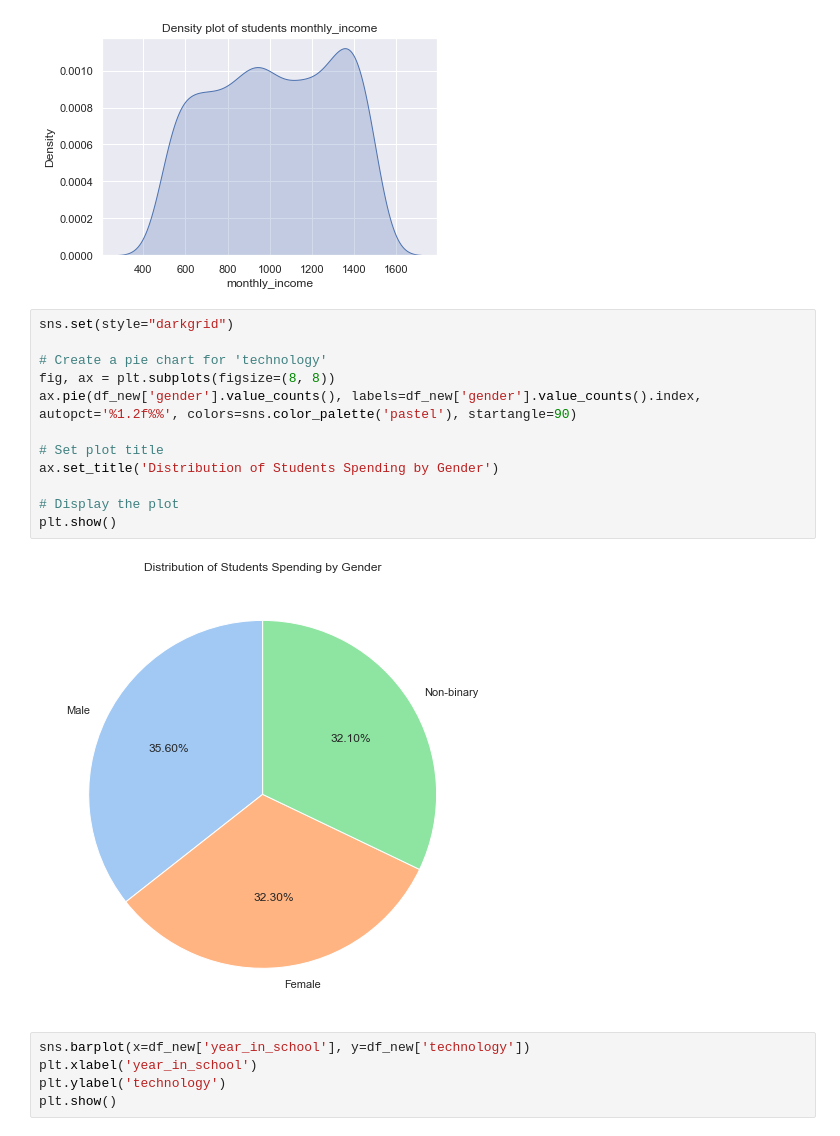
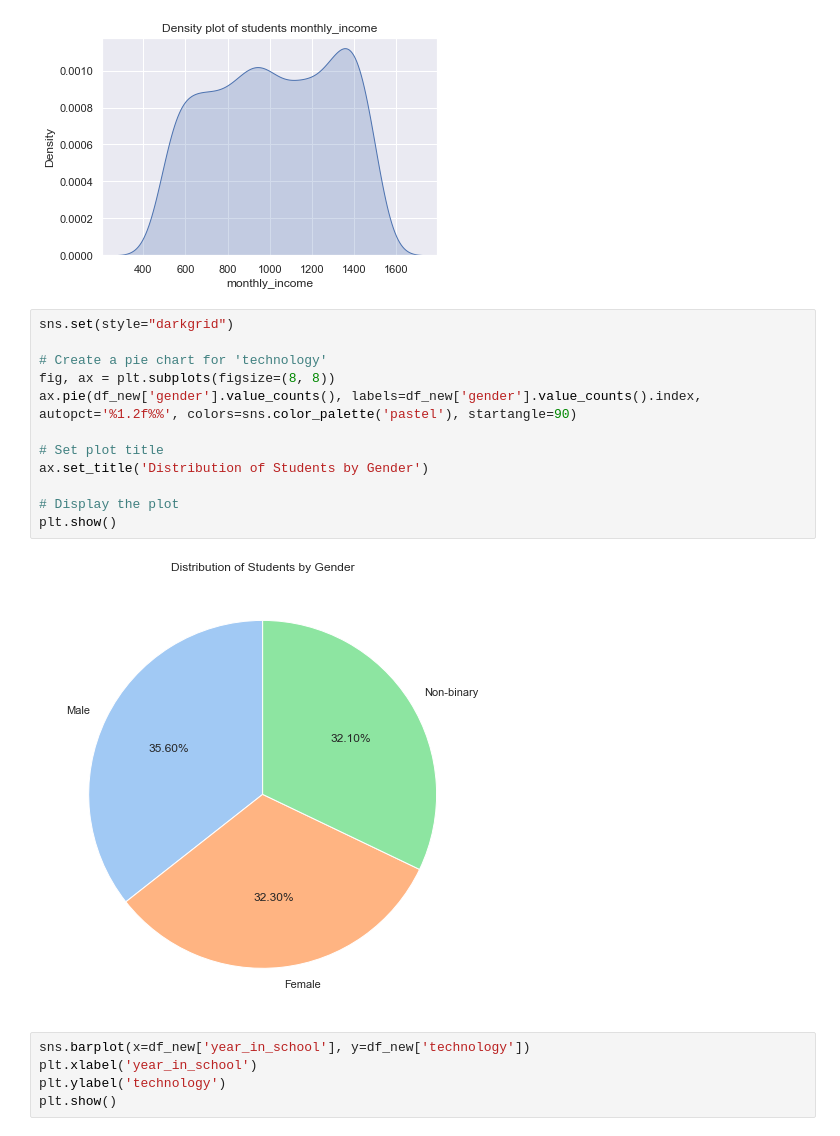
Before and after one commit to AmaraNwoko/Students-Monthly-Spending, a Jupyter notebook: Students_spending .ipynb, the cells around one changed output. Saved outputs shown, nothing was run; the diff lists cells and outputs as text.

```diff
--- a/Students_spending .ipynb
+++ b/Students_spending .ipynb
@@ -187,17 +187,17 @@ plt.show()
 # %%
 sns.set(style="darkgrid")
 
 # Create a pie chart for 'technology'
 fig, ax = plt.subplots(figsize=(8, 8))
 ax.pie(df_new['gender'].value_counts(), labels=df_new['gender'].value_counts().index, autopct='%1.2f%%', colors=sns.color_palette('pastel'), startangle=90)
 
 # Set plot title
-ax.set_title('Distribution of Students Spending by Gender')
+ax.set_title('Distribution of Students by Gender')
 
 # Display the plot
 plt.show()
 # %% [output]
-[figure, old version]
+[figure, new version]
 # %%
 sns.barplot(x=df_new['year_in_school'], y=df_new['technology'])
 plt.xlabel('year_in_school')
```
Also changed, not shown: parts of 1 cell of this notebook.
